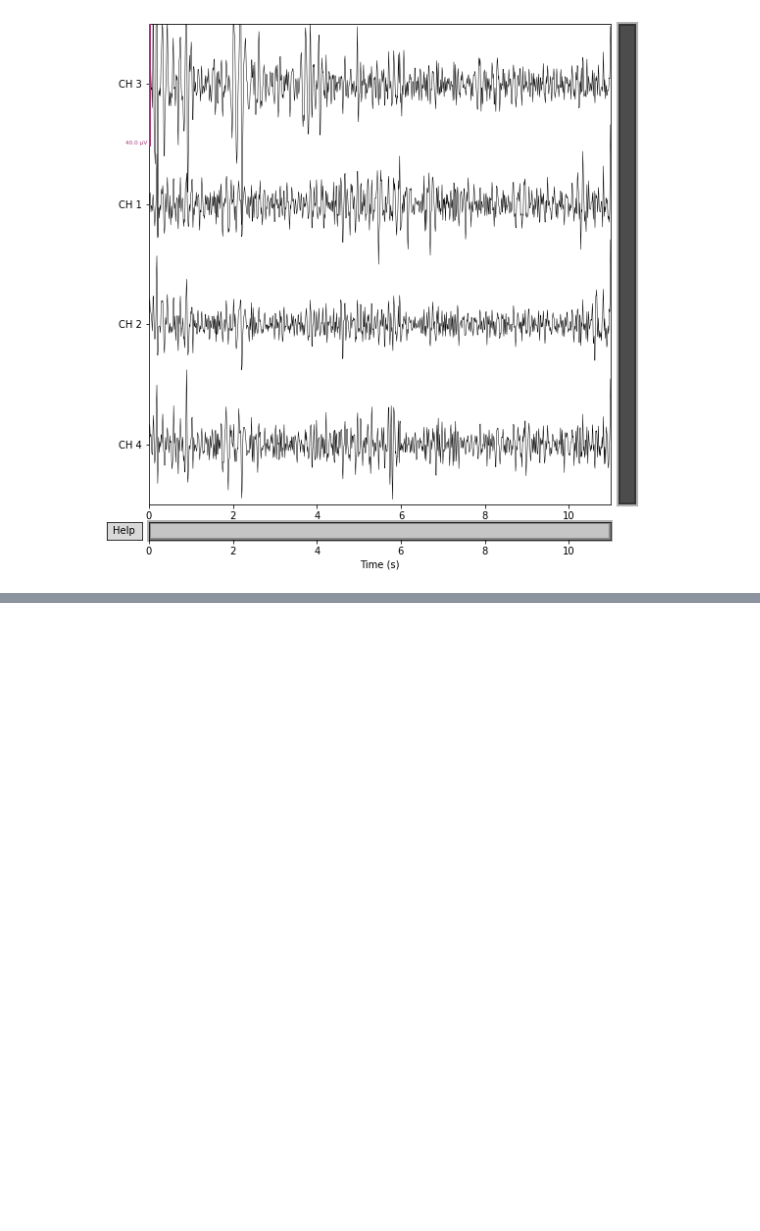
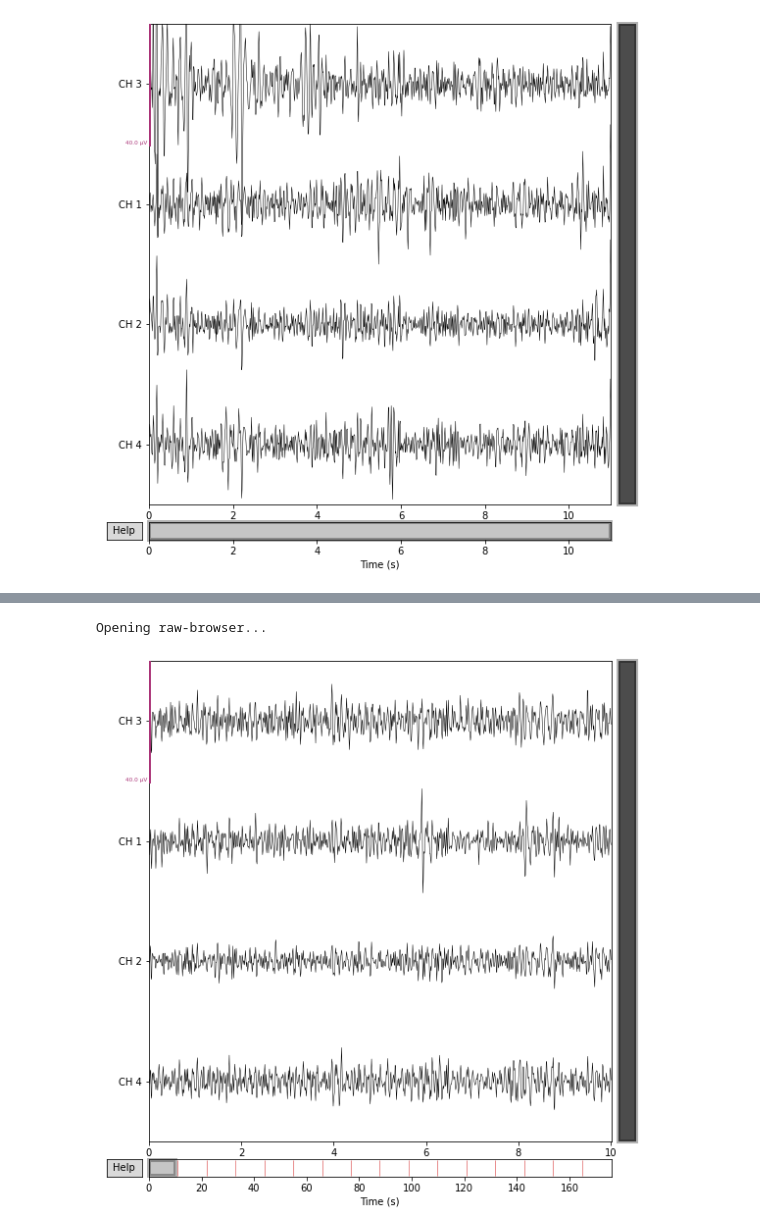
Before and after one commit to Ibrahim925/Light-Nesis, a Jupyter notebook: training.ipynb, the cells around one changed output, grey strips where cells are left out. Cells and saved outputs as stored; diff of their text form; code cells hidden in the pictures; blank space fills up the shorter version.

```diff
--- a/training.ipynb
+++ b/training.ipynb
@@ -256,0 +270,6 @@ Opening raw-browser...
+# %%
+training_data["None"].plot()
+plt.show()
+# %% [output]
+Opening raw-browser...
+[figure, added]
```
Also changed, not shown: parts of 16 cells of this notebook.
